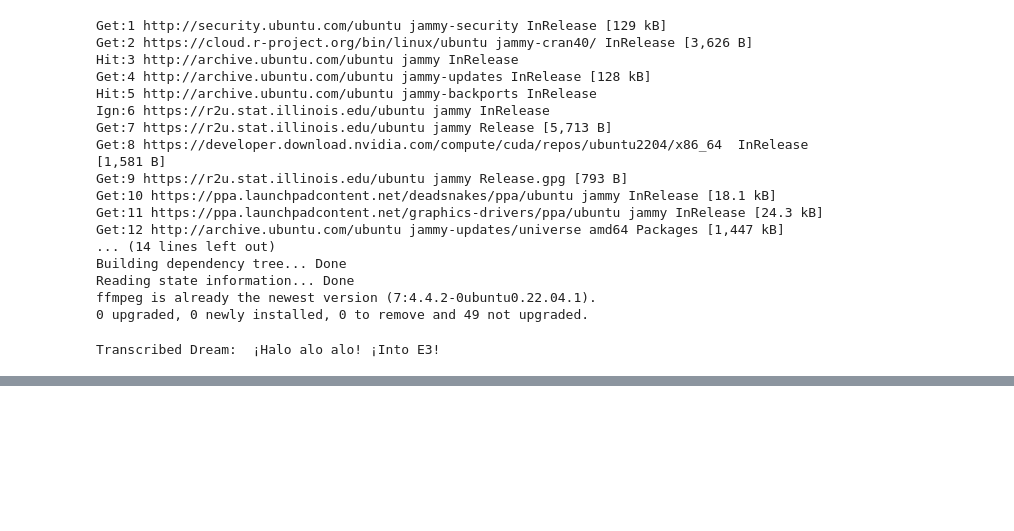
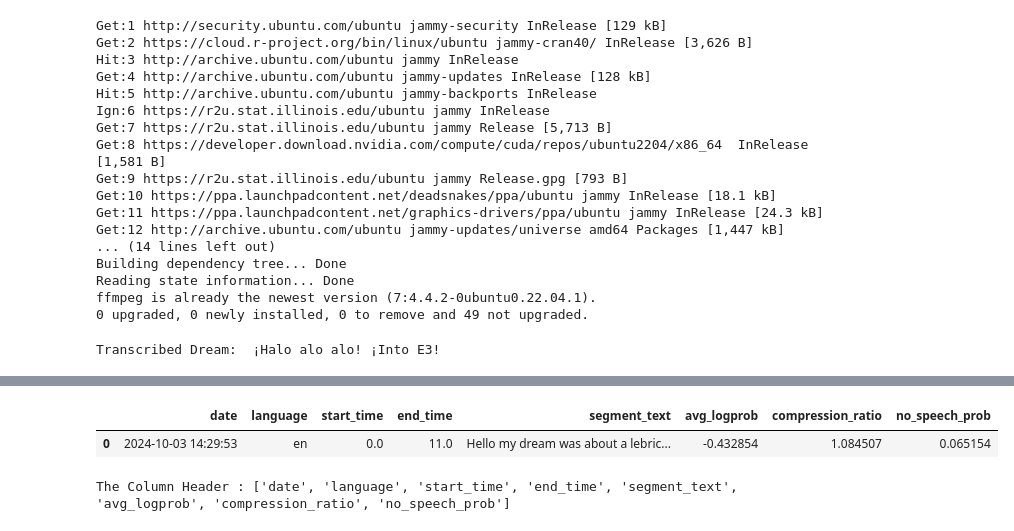
Before and after one commit to SomersInias/AI-Dream-Journal, a Jupyter notebook: AI_Dream_Journal.ipynb, the cells around one changed output, grey strips where cells are left out. Saved outputs shown, nothing was run; the diff lists cells and outputs as text; code cells hidden in the pictures; blank space fills up the shorter version.

Commit message:
adding code for creating dataframe

```diff
--- a/AI_Dream_Journal.ipynb
+++ b/AI_Dream_Journal.ipynb
@@ -227,0 +329,3 @@ Transcribed Dream:  ¡Halo alo alo! ¡Into E3!
+# %%
+# Store the transcription data in a DataFrame
+df = store_transcription_in_df(transcription_data)
@@ -227,0 +341,10 @@ Transcribed Dream:  ¡Halo alo alo! ¡Into E3!
+# %%
+df.head()
+# %% [output]
+|  | date | language | start_time | end_time | segment_text | avg_logprob | compression_ratio | no_speech_prob |
+| 0 | 2024-10-03 14:29:53 | en | 0.0 | 11.0 | Hello my dream was about a lebric... | -0.432854 | 1.084507 | 0.065154 |
+# %%
+column_headers = list(df.columns.values)
+print("The Column Header :", column_headers)
+# %% [output]
+The Column Header : ['date', 'language', 'start_time', 'end_time', 'segment_text', 'avg_logprob', 'compression_ratio', 'no_speech_prob']
```
Also changed, not shown: parts of 5 cells of this notebook.
